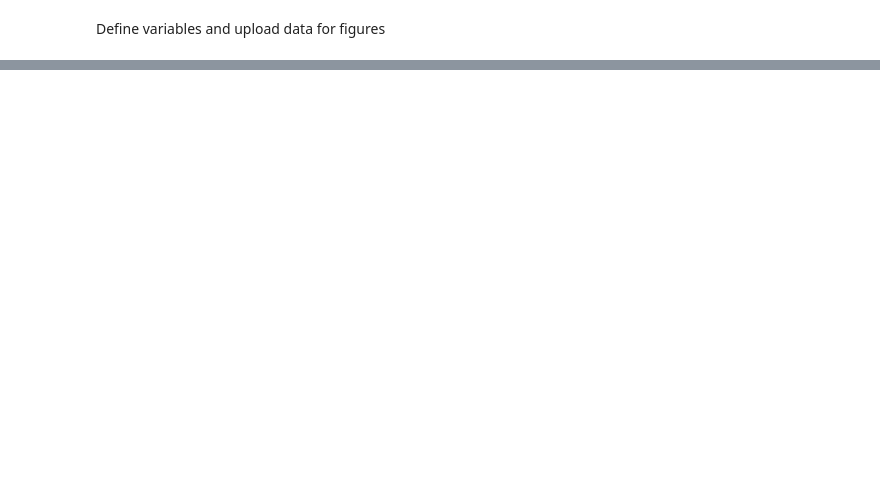
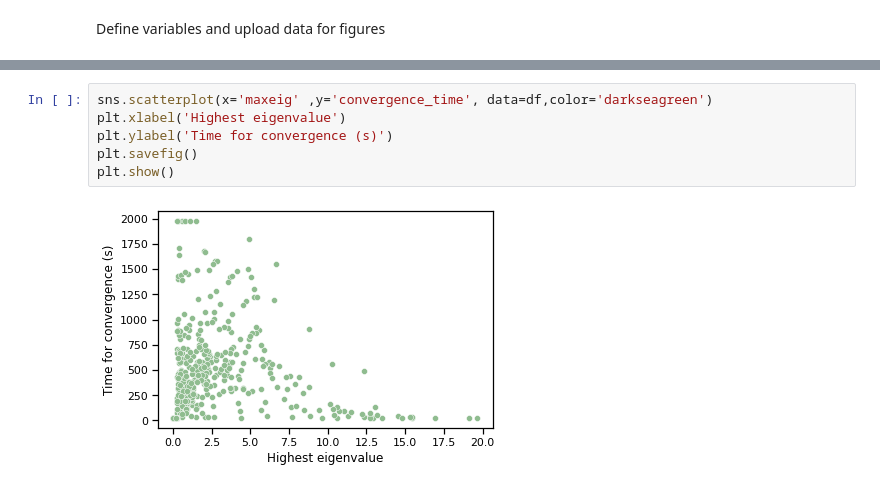
Before and after one commit to martinaoliver/modelling, a Jupyter notebook: growth/src/patternAnalysis/wavelenght_lsa_numerical.ipynb, the cells around one changed output, grey strips where cells are left out. Drawn from its saved outputs; the diff is of its cells as text; blank space fills up the shorter version.

```diff
--- a/growth/src/patternAnalysis/wavelenght_lsa_numerical.ipynb
+++ b/growth/src/patternAnalysis/wavelenght_lsa_numerical.ipynb
@@ -120,0 +58,8 @@ plt.ylim(0, 10)
+# %%
+sns.scatterplot(x='maxeig' ,y='convergence_time', data=df,color='darkseagreen')
+plt.xlabel('Highest eigenvalue')
+plt.ylabel('Time for convergence (s)')
+plt.savefig()
+plt.show()
+# %% [output]
+[figure, added]
```
Also changed, not shown: parts of 12 cells of this notebook, 7 other files.
